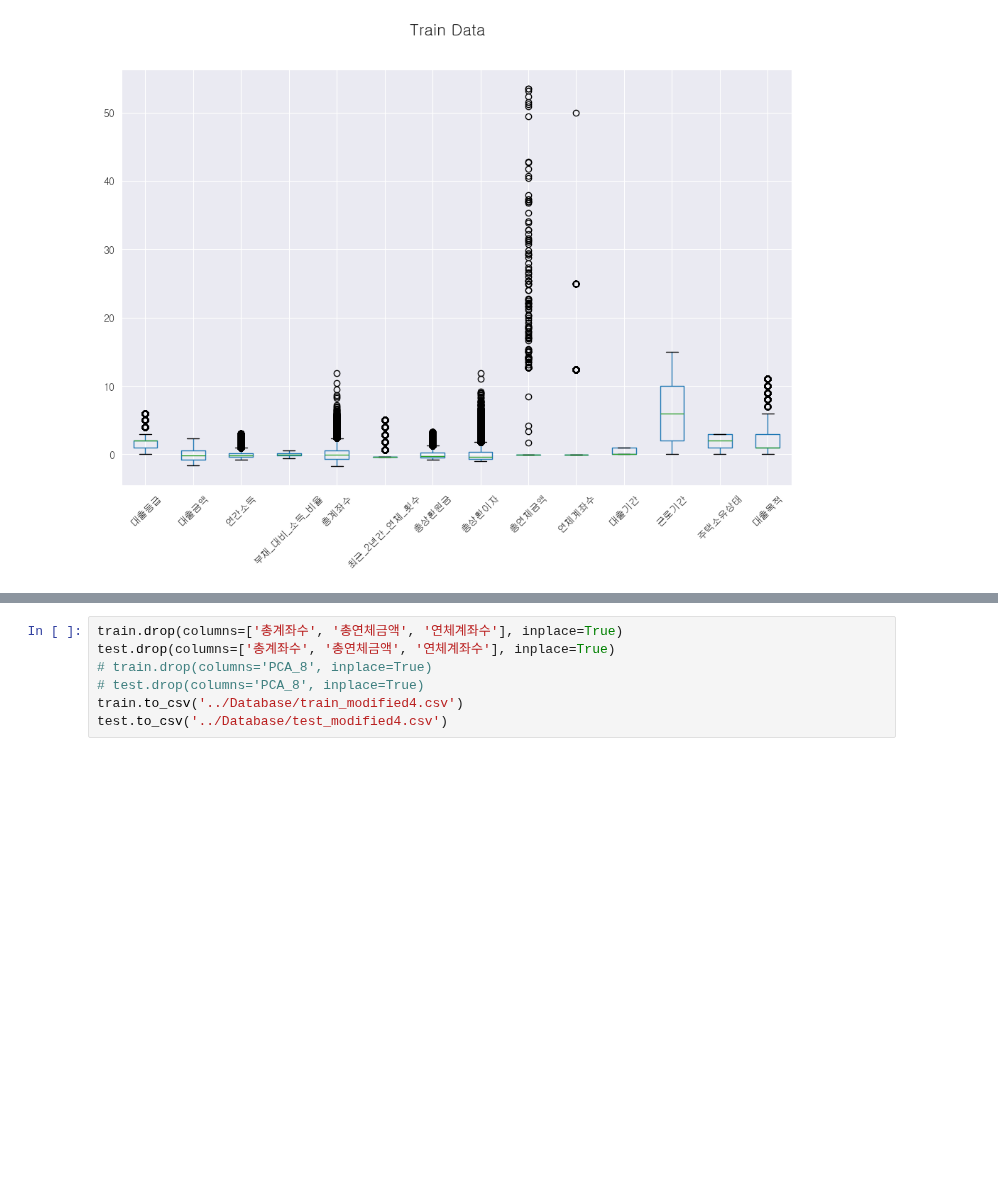
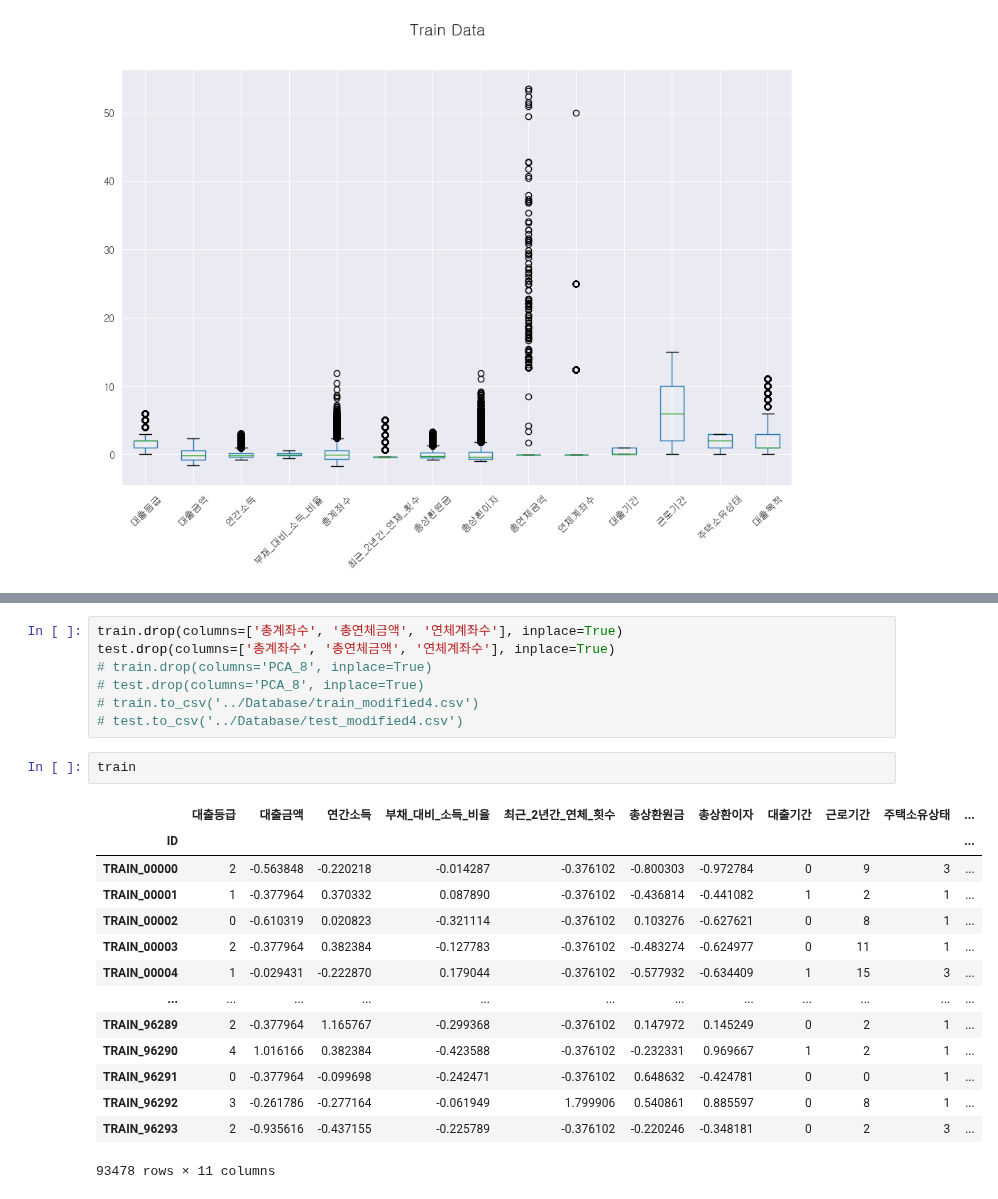
Before and after one commit to kimjuhwan1234/Customer_Loan_Rate_Classification, a Jupyter notebook: Codes/0_Preprocessing.ipynb, the cells around one changed output, grey strips where cells are left out. Saved outputs shown, nothing was run; the diff lists cells and outputs as text; blank space fills up the shorter version.

```diff
--- a/Codes/0_Preprocessing.ipynb
+++ b/Codes/0_Preprocessing.ipynb
@@ -296,5 +296,22 @@ train.drop(columns=['총계좌수', '총연체금액', '연체계좌수'], inpla
 test.drop(columns=['총계좌수', '총연체금액', '연체계좌수'], inplace=True)
 # train.drop(columns='PCA_8', inplace=True)
 # test.drop(columns='PCA_8', inplace=True)
-train.to_csv('../Database/train_modified4.csv')
-test.to_csv('../Database/test_modified4.csv')
+# train.to_csv('../Database/train_modified4.csv')
+# test.to_csv('../Database/test_modified4.csv')
+# %%
+train
+# %% [output]
+|  | 대출등급 | 대출금액 | 연간소득 | 부채_대비_소득_비율 | 최근_2년간_연체_횟수 | 총상환원금 | 총상환이자 | 대출기간 | 근로기간 | 주택소유상태 | ... |
+| ID |  |  |  |  |  |  |  |  |  |  | ... |
+| TRAIN_00000 | 2 | -0.563848 | -0.220218 | -0.014287 | -0.376102 | -0.800303 | -0.972784 | 0 | 9 | 3 | ... |
+| TRAIN_00001 | 1 | -0.377964 | 0.370332 | 0.087890 | -0.376102 | -0.436814 | -0.441082 | 1 | 2 | 1 | ... |
+| TRAIN_00002 | 0 | -0.610319 | 0.020823 | -0.321114 | -0.376102 | 0.103276 | -0.627621 | 0 | 8 | 1 | ... |
+| TRAIN_00003 | 2 | -0.377964 | 0.382384 | -0.127783 | -0.376102 | -0.483274 | -0.624977 | 0 | 11 | 1 | ... |
+| TRAIN_00004 | 1 | -0.029431 | -0.222870 | 0.179044 | -0.376102 | -0.577932 | -0.634409 | 1 | 15 | 3 | ... |
+| ... | ... | ... | ... | ... | ... | ... | ... | ... | ... | ... | ... |
+| TRAIN_96289 | 2 | -0.377964 | 1.165767 | -0.299368 | -0.376102 | 0.147972 | 0.145249 | 0 | 2 | 1 | ... |
+| TRAIN_96290 | 4 | 1.016166 | 0.382384 | -0.423588 | -0.376102 | -0.232331 | 0.969667 | 1 | 2 | 1 | ... |
+| TRAIN_96291 | 0 | -0.377964 | -0.099698 | -0.242471 | -0.376102 | 0.648632 | -0.424781 | 0 | 0 | 1 | ... |
+| TRAIN_96292 | 3 | -0.261786 | -0.277164 | -0.061949 | 1.799906 | 0.540861 | 0.885597 | 0 | 8 | 1 | ... |
+| TRAIN_96293 | 2 | -0.935616 | -0.437155 | -0.225789 | -0.376102 | -0.220246 | -0.348181 | 0 | 2 | 3 | ... |
+93478 rows × 11 columns
```
Also changed, not shown: parts of 3 cells of this notebook, 8 other files.
